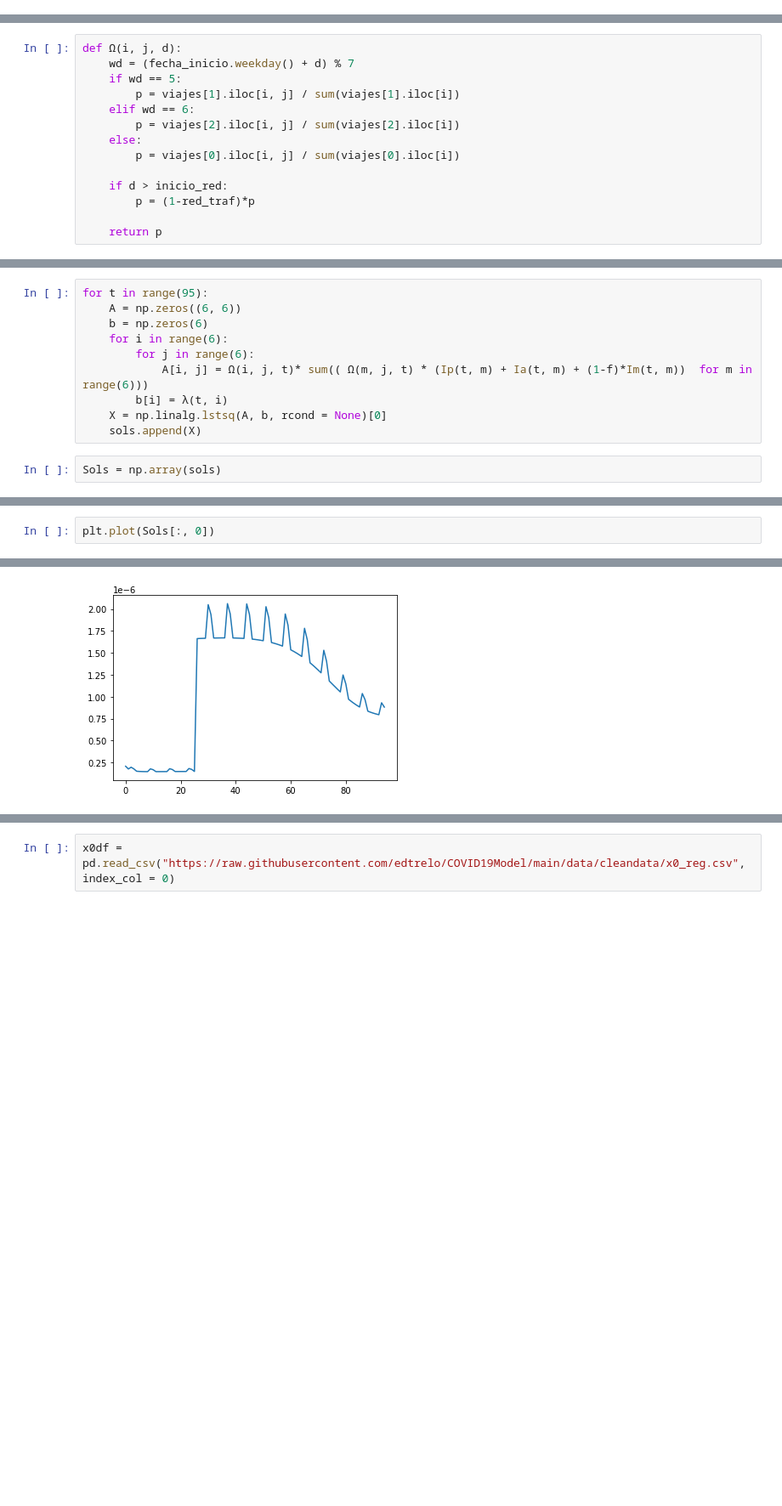
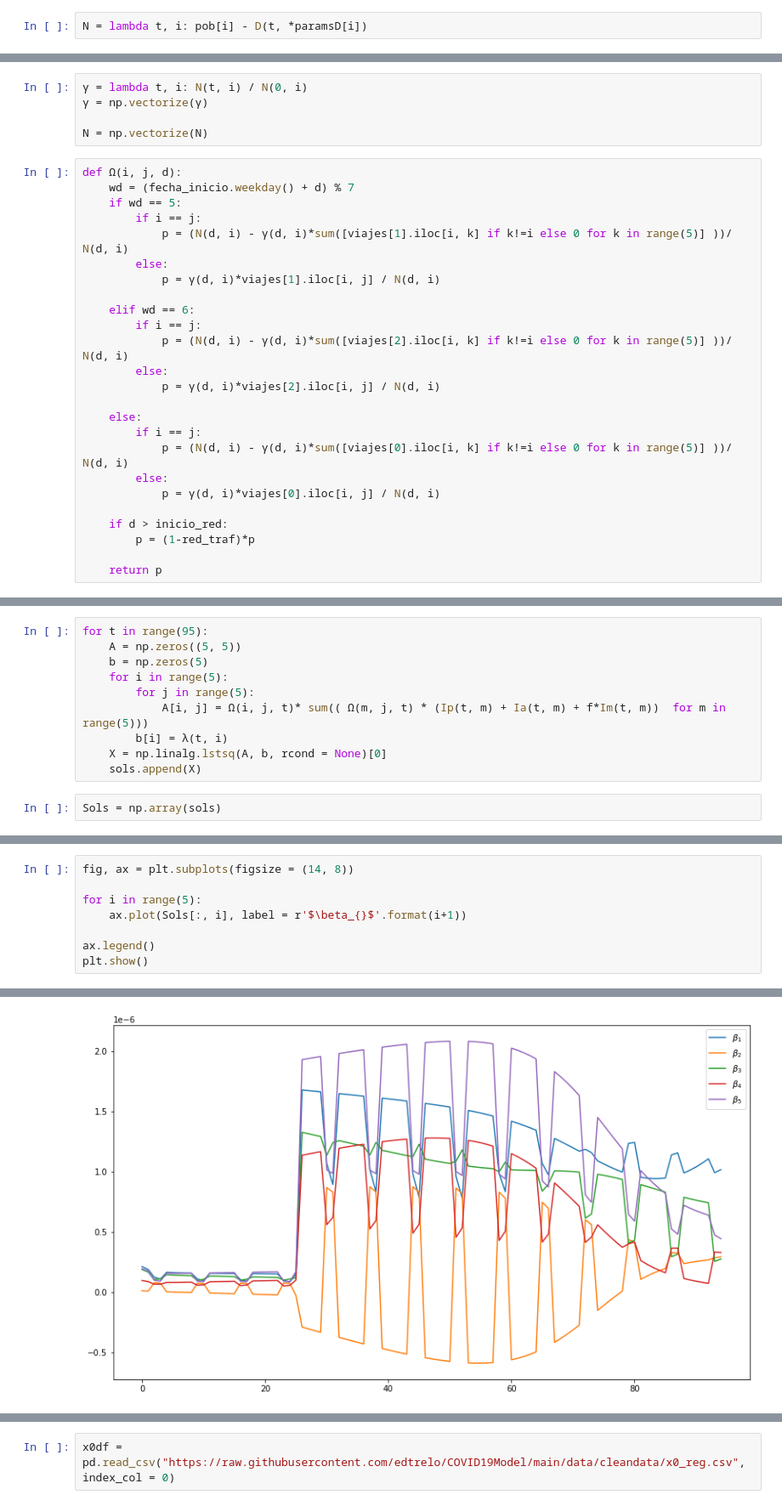
Before and after one commit to edtrelo/COVID19Model, a Jupyter notebook: src/model/EDAregions.ipynb, the cells around one changed output, grey strips where cells are left out. Shown at 85% size. Drawn from its saved outputs; the diff is of its cells as text; blank space fills up the shorter version.

```diff
--- a/src/model/EDAregions.ipynb
+++ b/src/model/EDAregions.ipynb
@@ -282,3 +212,5 @@ inicio_red = 25
 Intento para ajustar la fuerza de infección del modelo de calveti:
 # %%
 viajes = [es, s, d]
+# %%
+N = lambda t, i: pob[i] - D(t, *paramsD[i])
@@ -285,12 +223,28 @@ viajes = [es, s, d]
+# %%
+γ = lambda t, i: N(t, i) / N(0, i)
+γ = np.vectorize(γ)
+
+N = np.vectorize(N)
 # %%
 def Ω(i, j, d):
     wd = (fecha_inicio.weekday() + d) % 7
     if wd == 5:
-        p = viajes[1].iloc[i, j] / sum(viajes[1].iloc[i])
+        if i == j:
+            p = (N(d, i) - γ(d, i)*sum([viajes[1].iloc[i, k] if k!=i else 0 for k in range(5)] ))/ N(d, i)
+        else:
+            p = γ(d, i)*viajes[1].iloc[i, j] / N(d, i)
+
     elif wd == 6:
-        p = viajes[2].iloc[i, j] / sum(viajes[2].iloc[i])
+        if i == j:
+            p = (N(d, i) - γ(d, i)*sum([viajes[2].iloc[i, k] if k!=i else 0 for k in range(5)] ))/ N(d, i)
+        else:
+            p = γ(d, i)*viajes[2].iloc[i, j] / N(d, i)
+
     else:
-        p = viajes[0].iloc[i, j] / sum(viajes[0].iloc[i])
+        if i == j:
+            p = (N(d, i) - γ(d, i)*sum([viajes[0].iloc[i, k] if k!=i else 0 for k in range(5)] ))/ N(d, i)
+        else:
+            p = γ(d, i)*viajes[0].iloc[i, j] / N(d, i)
 
     if d > inicio_red:
         p = (1-red_traf)*p
@@ -314,11 +267,11 @@ def L(t, i):
 sols = []
 # %%
 for t in range(95):
-    A = np.zeros((6, 6))
-    b = np.zeros(6)
-    for i in range(6):
-        for j in range(6):
-            A[i, j] = Ω(i, j, t)* sum(( Ω(m, j, t) * (Ip(t, m) + Ia(t, m) + (1-f)*Im(t, m))  for m in range(6)))
+    A = np.zeros((5, 5))
+    b = np.zeros(5)
+    for i in range(5):
+        for j in range(5):
+            A[i, j] = Ω(i, j, t)* sum(( Ω(m, j, t) * (Ip(t, m) + Ia(t, m) + f*Im(t, m))  for m in range(5)))
         b[i] = λ(t, i)
     X = np.linalg.lstsq(A, b, rcond = None)[0]
     sols.append(X)
@@ -327,3 +293,9 @@ Sols = np.array(sols)
 # %%
-plt.plot(Sols[:, 0])
+fig, ax = plt.subplots(figsize = (14, 8))
+
+for i in range(5):
+    ax.plot(Sols[:, i], label = r'$\beta_{}$'.format(i+1))
+
+ax.legend()
+plt.show()
 # %% [output]
@@ -331,4 +302,4 @@ plt.plot(Sols[:, 0])
-[figure, old version]
+[figure, new version]
 # %%
 Sols.shape
 # %% [output]
```
Also changed, not shown: parts of 86 cells of this notebook, 13 other files.
